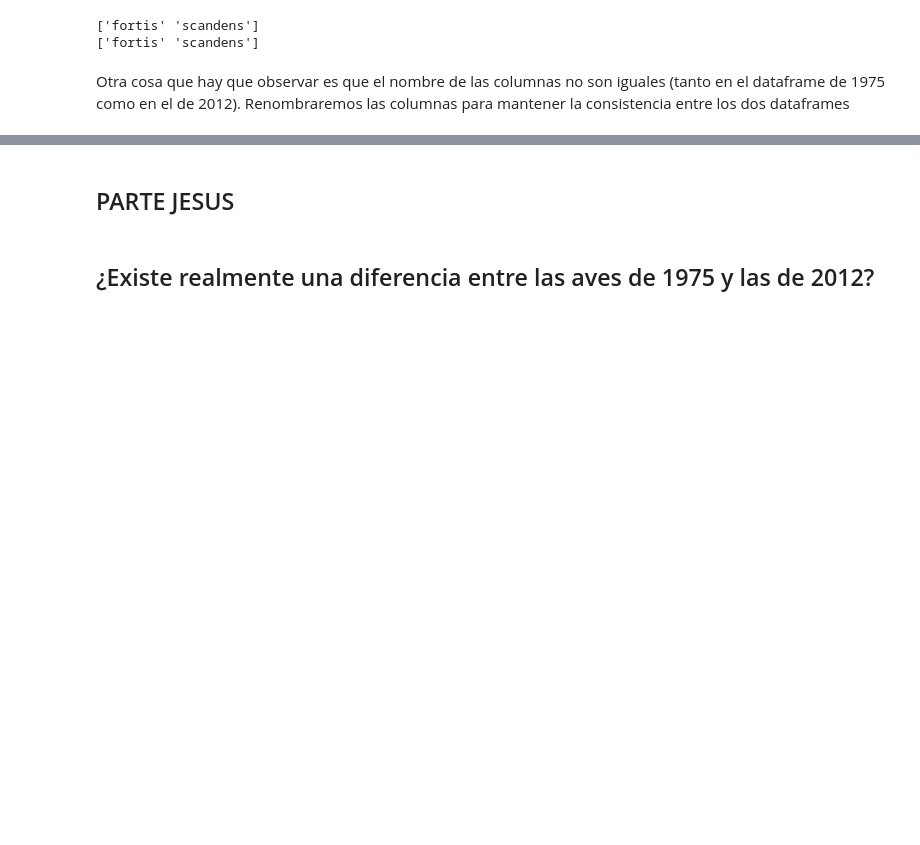
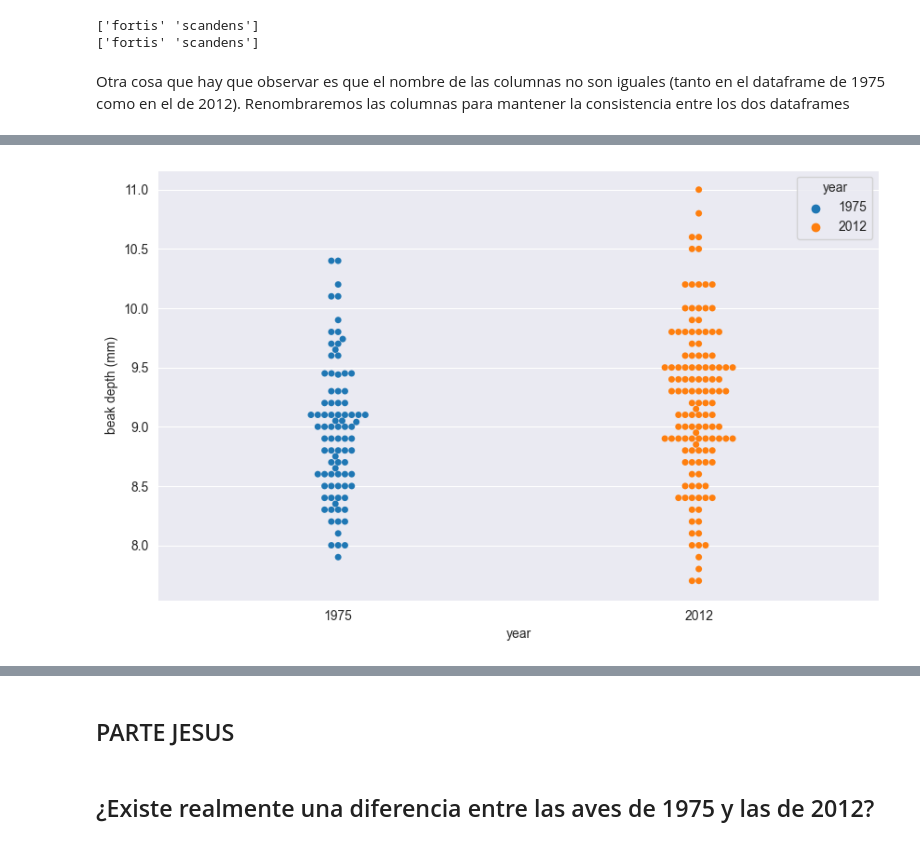
Before and after one commit to jmartingv/proyecto-probstats-mcd, a Jupyter notebook: proyecto.ipynb, the cells around one changed output, grey strips where cells are left out. Saved outputs shown, nothing was run; the diff lists cells and outputs as text; code cells hidden in the pictures; blank space fills up the shorter version.

```diff
--- a/proyecto.ipynb
+++ b/proyecto.ipynb
@@ -120,0 +228,18 @@ df_2012.rename(
+# %%
+fig = plt.figure(figsize=([10,6]))
+sns.set_style('darkgrid')
+
+g = sns.swarmplot(
+    x='year',
+    y='beak_depth',
+    hue='year',
+    palette='tab10',
+    data=df_scandens
+)
+
+plt.xlabel('year')
+plt.ylabel('beak depth (mm)')
+
+plt.show()
+# %% [output]
+[figure, added]
```
Also changed, not shown: parts of 14 cells of this notebook.
